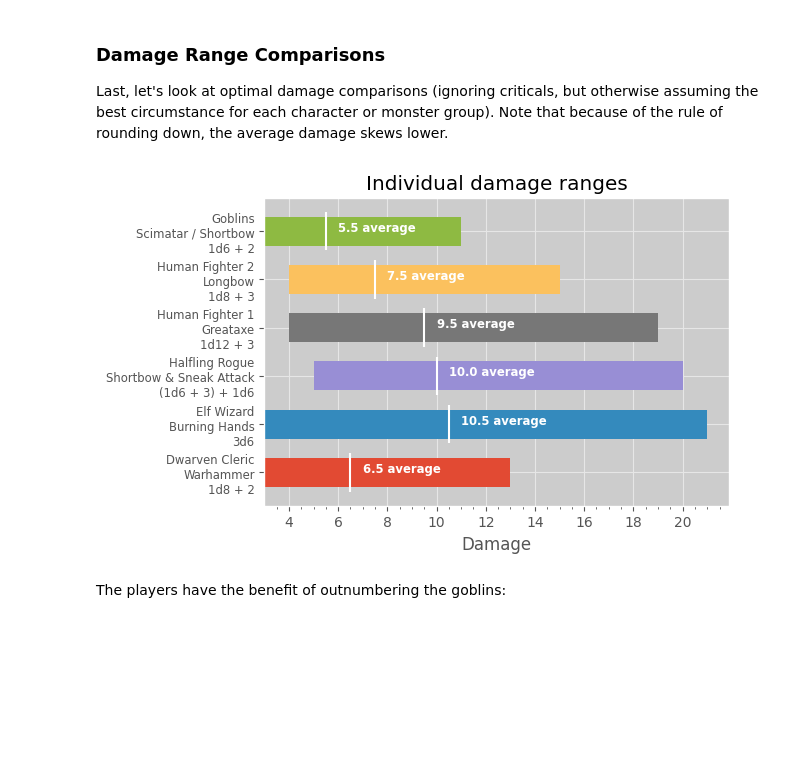
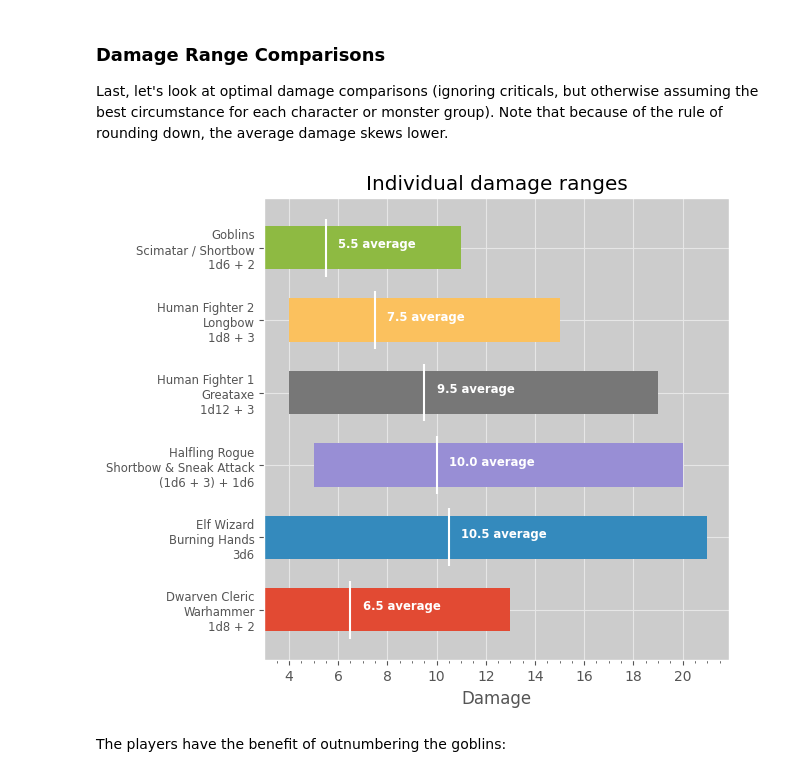
Before and after one commit to TimidRobot/dnd_probabilities, a Jupyter notebook: phandelver_probabilities.ipynb, the cells around one changed output. Drawn from its saved outputs; the diff is of its cells as text; code cells hidden in the pictures; blank space fills up the shorter version.

```diff
--- a/phandelver_probabilities.ipynb
+++ b/phandelver_probabilities.ipynb
@@ -523,40 +523,40 @@ damage = [
 
 # Initialize plot
 fig, ax = plot.subplots()
-fig.set_size_inches(6, 4)
+fig.set_size_inches(6, 6)
 
 for i, (_, array) in enumerate(damage):
     x = i + 1
     ax.barh(x, array, height=0.6, left=array[0], label="x")
     ax.vlines(array.mean(), x - 0.4, x + 0.4, color="white")
     ax.annotate(
         f"{array.mean()} average",
         (array.mean() + 0.5, x),
         color="white",
         fontsize="small",
         fontweight="bold",
         horizontalalignment="left",
     )
 
 ax.set_title("Individual damage ranges")
 ax.set_xlabel("Damage")
 
 ax.yaxis.set_major_locator(
     ticker.FixedLocator(range(len(initiative_arrays) + 1))
 )
 ax.yaxis.set_major_formatter(
     ticker.FixedFormatter([""] + [item[0] for item in damage])
 )
 ax.yaxis.set_tick_params(labelsize="small")
 
 ax.xaxis.set_major_locator(ticker.MaxNLocator(steps=(2, 10)))
 ax.xaxis.set_minor_locator(ticker.AutoMinorLocator())
 
 # Configure middle plot background and grid color
 ax.grid(color="0.9")
 ax.set_facecolor("0.8")
 # %% [output]
-[figure, old version]
+[figure, new version]
 # %% [markdown]
 The players have the benefit of outnumbering the goblins:
 # %%
```
